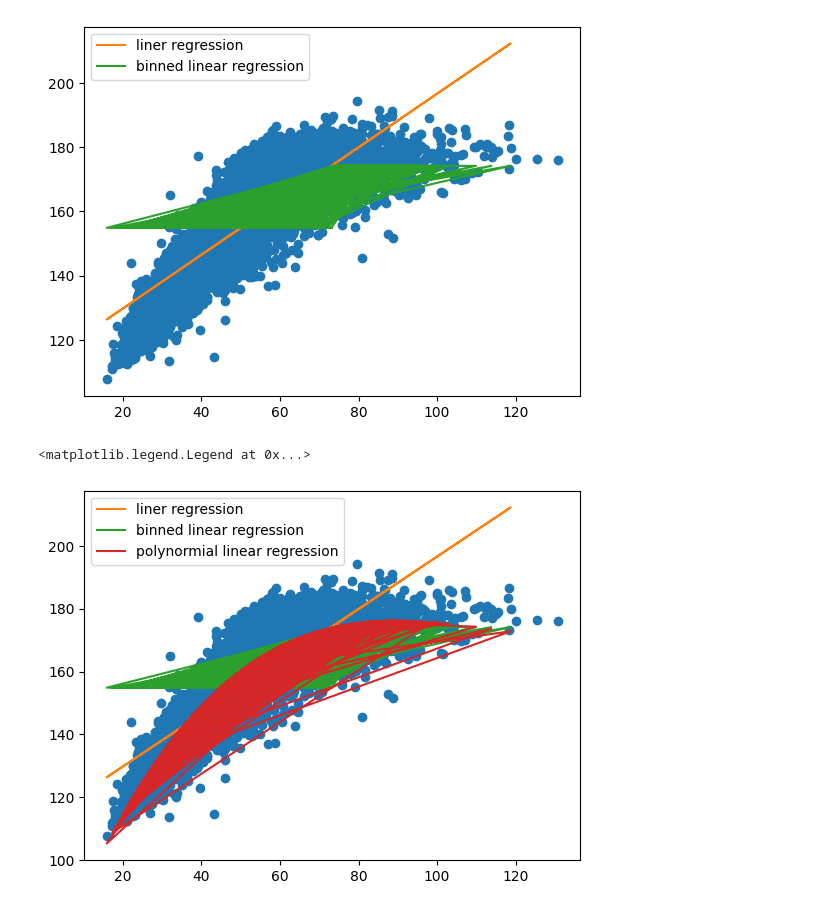
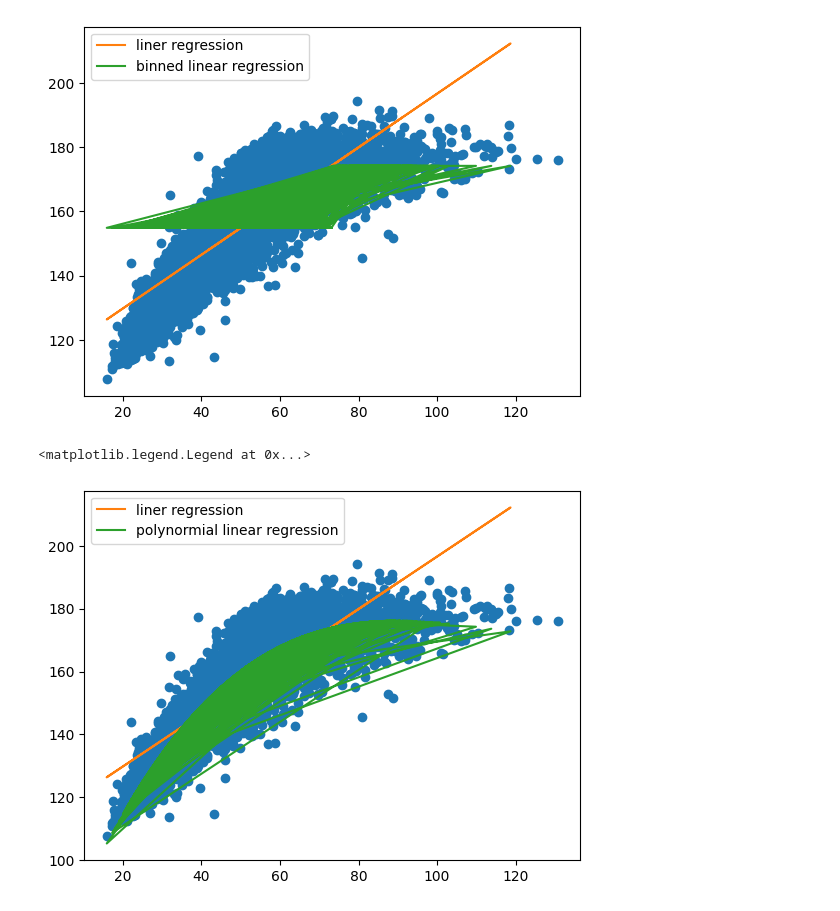
Before and after one commit to daniel-dataflow/data-engineering-bootcamp, a Jupyter notebook: multi02_data_science/homework/home03_linear_polynormial.ipynb, the cells around one changed output. Saved outputs shown, nothing was run; the diff lists cells and outputs as text; code cells hidden in the pictures.

```diff
--- a/multi02_data_science/homework/home03_linear_polynormial.ipynb
+++ b/multi02_data_science/homework/home03_linear_polynormial.ipynb
@@ -200,9 +200,8 @@ predict_model03 = model03.predict(poly.transform(x_test))
 # %%
 plt.plot(x, y, "o")
 plt.plot(x_test, predict_model01, label="liner regression")
-plt.plot(x_test, predict_model02, label="binned linear regression")
 plt.plot(x_test, predict_model03, label="polynormial linear regression")
 plt.legend()
 # %% [output]
 <matplotlib.legend.Legend at 0x...>
-[figure, old version]
+[figure, new version]
```
Also changed, not shown: parts of 1 cell of this notebook, 1 other file.
